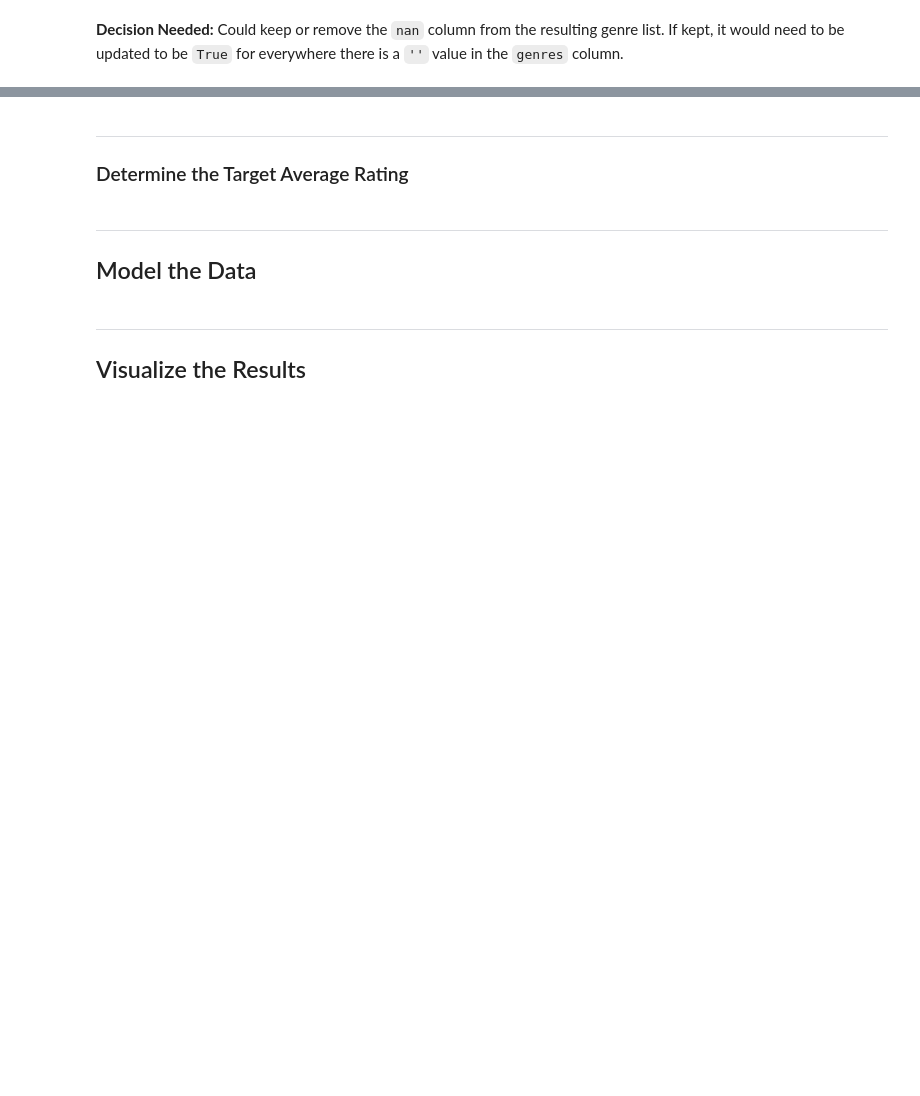
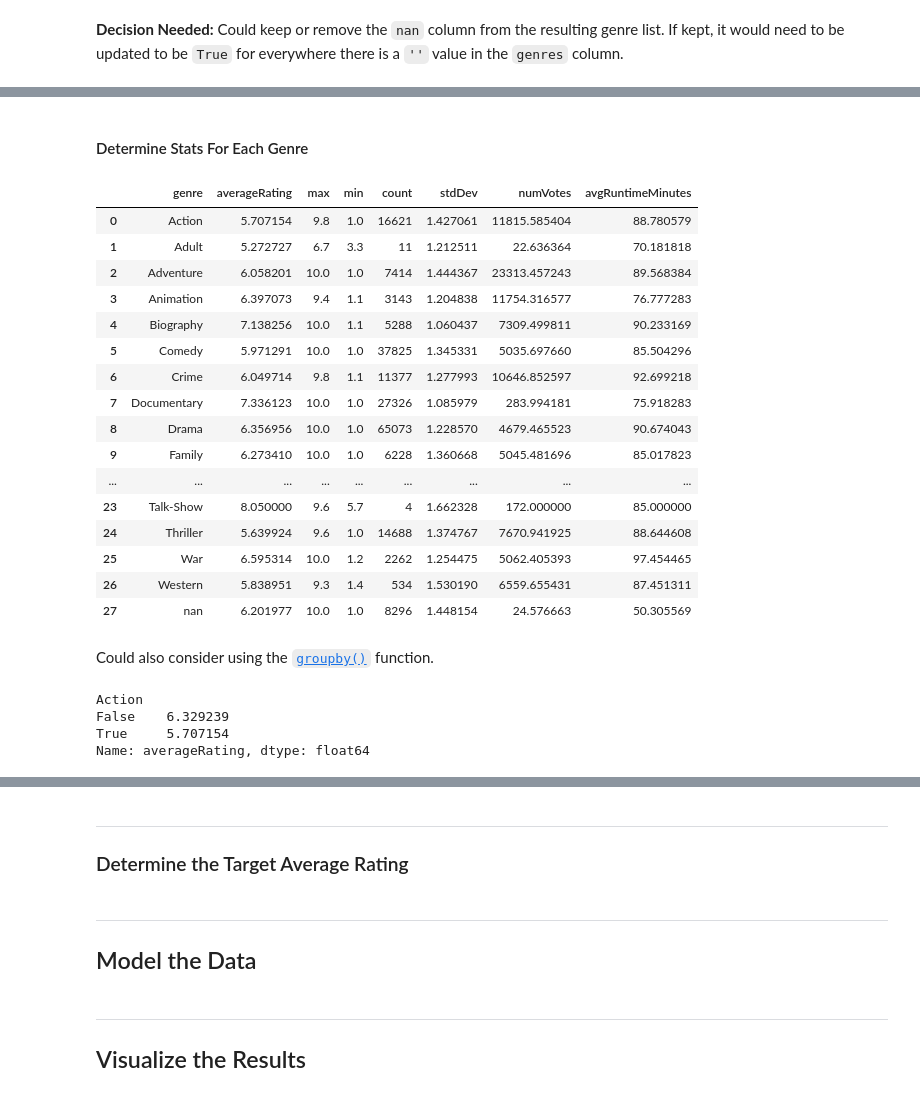
Before and after one commit to dniedermier-cscc/Scrum-Lords-Capstone-2018, a Jupyter notebook: IMDB/Working Notebooks/IMDB_Capstone_CS.ipynb, the cells around one changed output, grey strips where cells are left out. Drawn from its saved outputs; the diff is of its cells as text; code cells hidden in the pictures; blank space fills up the shorter version.

```diff
--- a/IMDB/Working Notebooks/IMDB_Capstone_CS.ipynb
+++ b/IMDB/Working Notebooks/IMDB_Capstone_CS.ipynb
@@ -578,2 +582,5 @@ array([False])
 # %% [markdown]
 **Decision Needed:** Could keep or remove the `nan` column from the resulting genre list. If kept, it would need to be updated to be `True` for everywhere there is a `''` value in the `genres` column.
+# %%
+# source: https://stackoverflow.com/a/19226617
+movie_data_expanded.loc[movie_data_expanded.genres == '', 'nan'] = 'True'
@@ -579,0 +609,2 @@ array([False])
+# %% [markdown]
+#### Determine Stats For Each Genre
@@ -579,0 +615,41 @@ array([False])
+# %%
+def calc_genre_avgs(list_genres):
+    '''Populate an empty dataframe with calculated values for all genres in the dataset'''
+    for index, val in enumerate(list_genres):
+        # mask all data for the current genre
+        genreData_temp = movie_data_expanded[movie_data_expanded[list_genres[index]] == 'True']
+
+        genre_avg.loc[index] = [list_genres[index], genreData_temp.averageRating.mean(), genreData_temp.averageRating.max(),
+                                genreData_temp.averageRating.min(), genreData_temp.averageRating.count(),
+                                genreData_temp.averageRating.std(ddof=1), genreData_temp.numVotes.mean(),
+                                genreData_temp.runtimeMinutes.mean()]
+
+calc_genre_avgs(genres_list)
+genre_avg
+# %% [output]
+|  | genre | averageRating | max | min | count | stdDev | numVotes | avgRuntimeMinutes |
+| 0 | Action | 5.707154 | 9.8 | 1.0 | 16621 | 1.427061 | 11815.585404 | 88.780579 |
+| 1 | Adult | 5.272727 | 6.7 | 3.3 | 11 | 1.212511 | 22.636364 | 70.181818 |
+| 2 | Adventure | 6.058201 | 10.0 | 1.0 | 7414 | 1.444367 | 23313.457243 | 89.568384 |
+| 3 | Animation | 6.397073 | 9.4 | 1.1 | 3143 | 1.204838 | 11754.316577 | 76.777283 |
+| 4 | Biography | 7.138256 | 10.0 | 1.1 | 5288 | 1.060437 | 7309.499811 | 90.233169 |
+| 5 | Comedy | 5.971291 | 10.0 | 1.0 | 37825 | 1.345331 | 5035.697660 | 85.504296 |
+| 6 | Crime | 6.049714 | 9.8 | 1.1 | 11377 | 1.277993 | 10646.852597 | 92.699218 |
+| 7 | Documentary | 7.336123 | 10.0 | 1.0 | 27326 | 1.085979 | 283.994181 | 75.918283 |
+| 8 | Drama | 6.356956 | 10.0 | 1.0 | 65073 | 1.228570 | 4679.465523 | 90.674043 |
+| 9 | Family | 6.273410 | 10.0 | 1.0 | 6228 | 1.360668 | 5045.481696 | 85.017823 |
+| ... | ... | ... | ... | ... | ... | ... | ... | ... |
+| 23 | Talk-Show | 8.050000 | 9.6 | 5.7 | 4 | 1.662328 | 172.000000 | 85.000000 |
+| 24 | Thriller | 5.639924 | 9.6 | 1.0 | 14688 | 1.374767 | 7670.941925 | 88.644608 |
+| 25 | War | 6.595314 | 10.0 | 1.2 | 2262 | 1.254475 | 5062.405393 | 97.454465 |
+| 26 | Western | 5.838951 | 9.3 | 1.4 | 534 | 1.530190 | 6559.655431 | 87.451311 |
+| 27 | nan | 6.201977 | 10.0 | 1.0 | 8296 | 1.448154 | 24.576663 | 50.305569 |
+# %% [markdown]
+Could also consider using the [`groupby()`](https://pandas.pydata.org/pandas-docs/stable/generated/pandas.DataFrame.groupby.html) function.
+# %%
+movie_data_expanded.groupby(['Action'])['averageRating'].mean()
+# %% [output]
+Action
+False    6.329239
+True     5.707154
+Name: averageRating, dtype: float64
```
Also changed, not shown: parts of 10 cells of this notebook, 1 other file.
